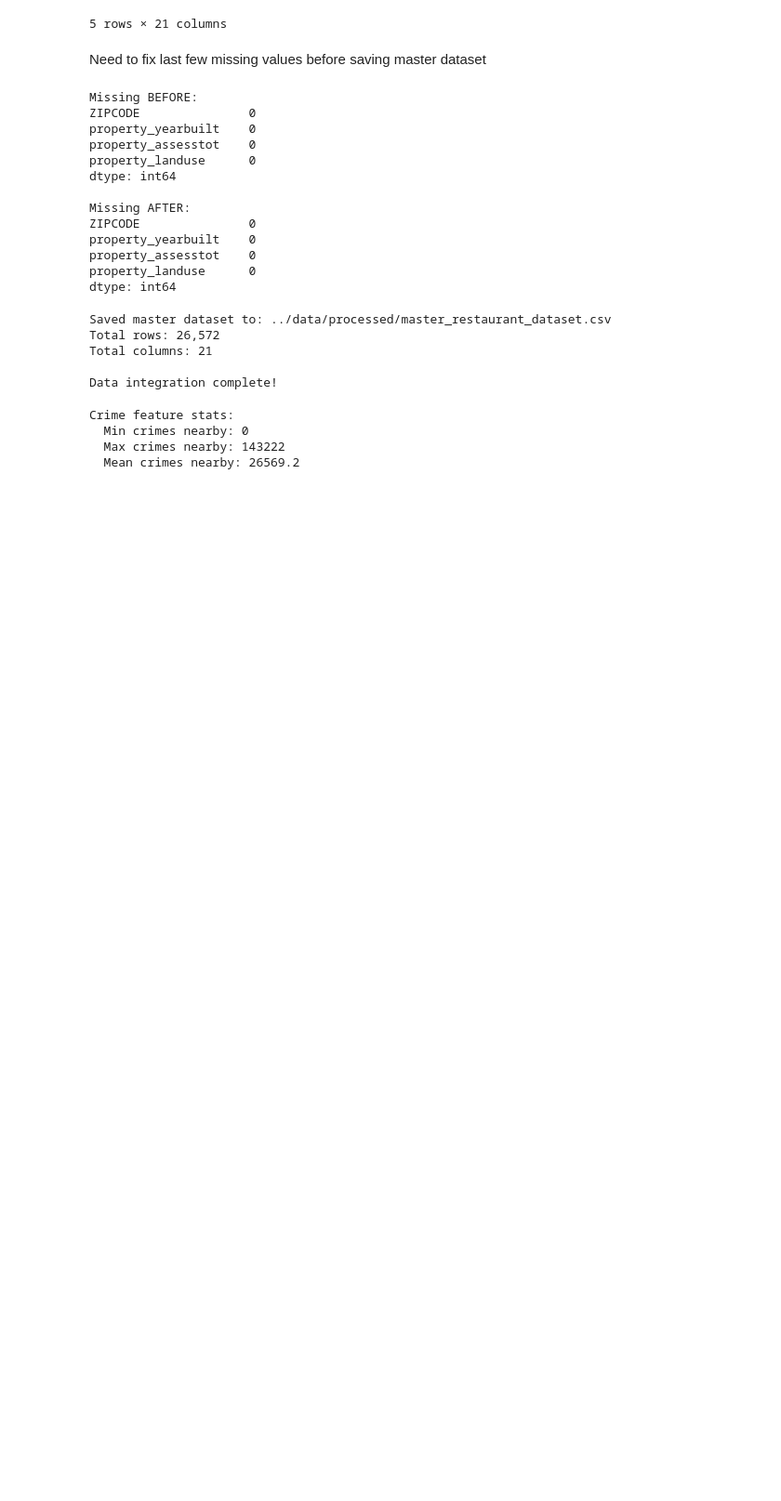
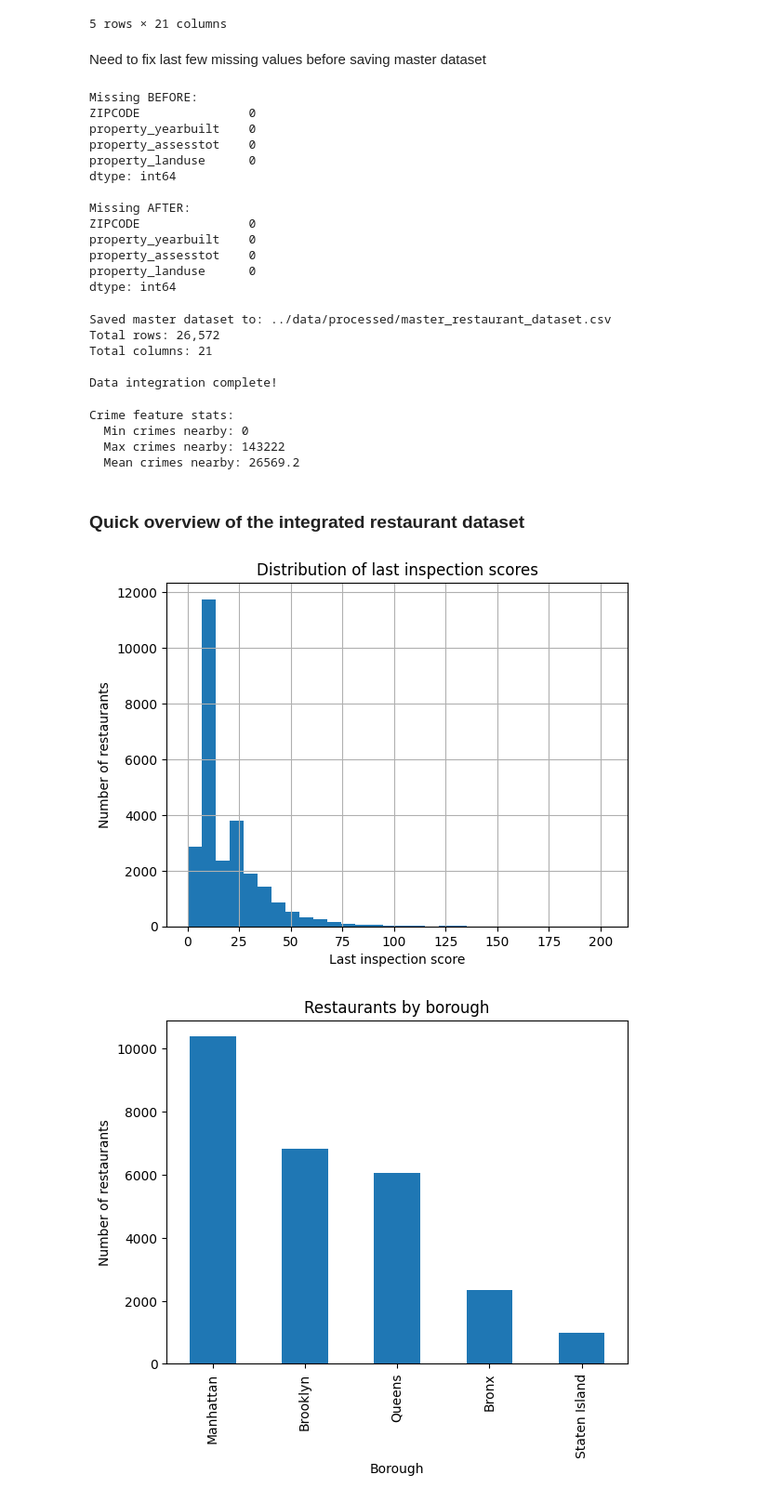
Before and after one commit to ShubhayHarnale/Modeling-Restaurant-Closure-Risk-in-New-York-City, a Jupyter notebook: notebooks/data_integration.ipynb, the cells around one changed output. Shown at 93% size. Drawn from its saved outputs; the diff is of its cells as text; code cells hidden in the pictures; blank space fills up the shorter version.

```diff
--- a/notebooks/data_integration.ipynb
+++ b/notebooks/data_integration.ipynb
@@ -207,3 +207,48 @@ Crime feature stats:
   Min crimes nearby: 0
   Max crimes nearby: 143222
   Mean crimes nearby: 26569.2
+# %% [markdown]
+### Quick overview of the integrated restaurant dataset
+# %%
+import matplotlib.pyplot as plt
+
+restaurants["last_score"].hist(bins=30)
+plt.xlabel("Last inspection score")
+plt.ylabel("Number of restaurants")
+plt.title("Distribution of last inspection scores")
+plt.show()
+
+restaurants["BORO"].value_counts().plot(kind="bar")
+plt.xlabel("Borough")
+plt.ylabel("Number of restaurants")
+plt.title("Restaurants by borough")
+plt.show()
+
+plt.scatter(restaurants["crimes_nearby"], restaurants["last_score"], alpha=0.2)
+plt.xlabel("Number of crimes nearby")
+plt.ylabel("Last inspection score")
+plt.title("Inspection score vs crimes nearby")
+plt.show()
+
+top_cuisines = (
+    restaurants["CUISINE_DESCRIPTION"]
+    .value_counts()
+    .head(10)
+    .index
+)
+
+avg_score_by_cuisine = (
+    restaurants[restaurants["CUISINE_DESCRIPTION"].isin(top_cuisines)]
+    .groupby("CUISINE_DESCRIPTION")["last_score"]
+    .mean()
+    .sort_values()
+)
+
+avg_score_by_cuisine.plot(kind="barh")
+plt.xlabel("Average last inspection score")
+plt.ylabel("Cuisine")
+plt.title("Average inspection score by cuisine (top 10)")
+plt.show()
+# %% [output]
+[figure, added]
+[figure, added]
```
Also changed, not shown: parts of 3 cells of this notebook.
